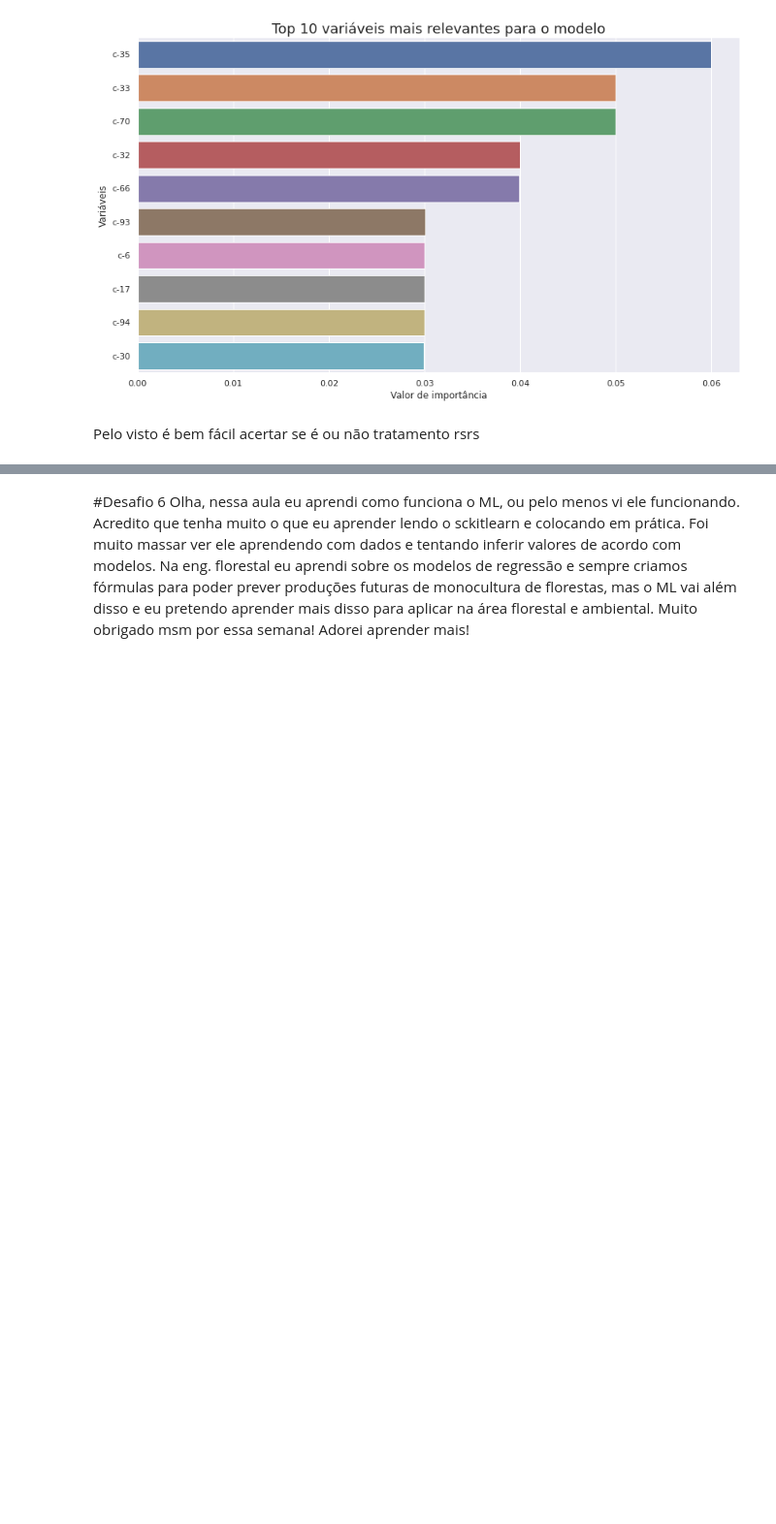
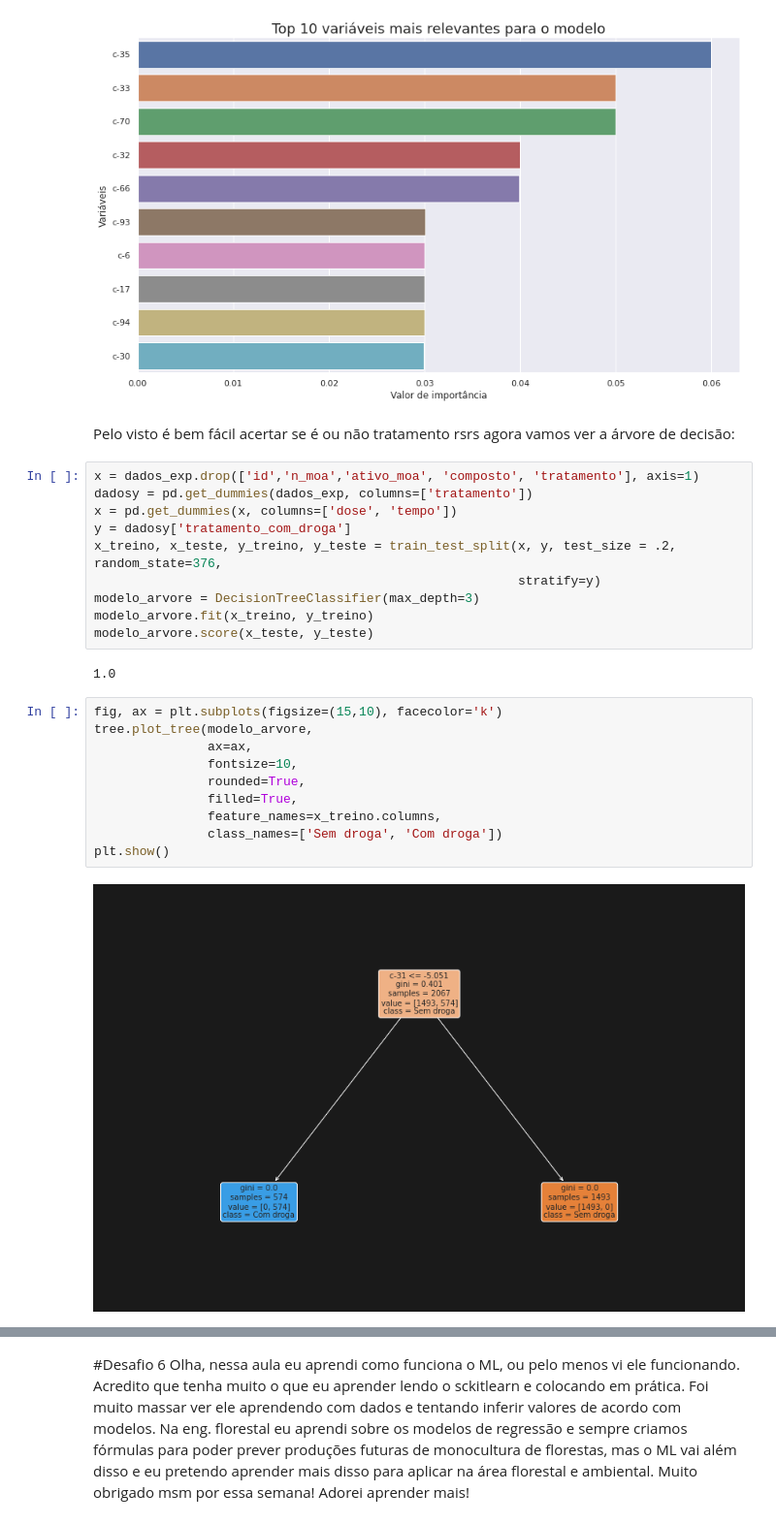
Before and after one commit to luancsoliver/imersao.dados-alura, a Jupyter notebook: Imersao_Dados_Aula_05.ipynb, the cells around one changed output, grey strips where cells are left out. Shown at 97% size. Saved outputs shown, nothing was run; the diff lists cells and outputs as text; blank space fills up the shorter version.

```diff
--- a/Imersao_Dados_Aula_05.ipynb
+++ b/Imersao_Dados_Aula_05.ipynb
@@ -426,3 +426,28 @@ Text(0.5, 0, 'Valor de importância')
 [figure]
 # %% [markdown]
 Pelo visto é bem fácil acertar se é ou não tratamento rsrs
+agora vamos ver a árvore de decisão:
+# %%
+x = dados_exp.drop(['id','n_moa','ativo_moa', 'composto', 'tratamento'], axis=1)
+dadosy = pd.get_dummies(dados_exp, columns=['tratamento'])
+x = pd.get_dummies(x, columns=['dose', 'tempo'])
+y = dadosy['tratamento_com_droga']
+x_treino, x_teste, y_treino, y_teste = train_test_split(x, y, test_size = .2, random_state=376,
+                                                        stratify=y)
+modelo_arvore = DecisionTreeClassifier(max_depth=3)
+modelo_arvore.fit(x_treino, y_treino)
+modelo_arvore.score(x_teste, y_teste)
+# %% [output]
+1.0
+# %%
+fig, ax = plt.subplots(figsize=(15,10), facecolor='k')
+tree.plot_tree(modelo_arvore,
+               ax=ax,
+               fontsize=10,
+               rounded=True,
+               filled=True,
+               feature_names=x_treino.columns,
+               class_names=['Sem droga', 'Com droga'])
+plt.show()
+# %% [output]
+[figure, added]
```
Also changed, not shown: parts of 1 cell of this notebook.
